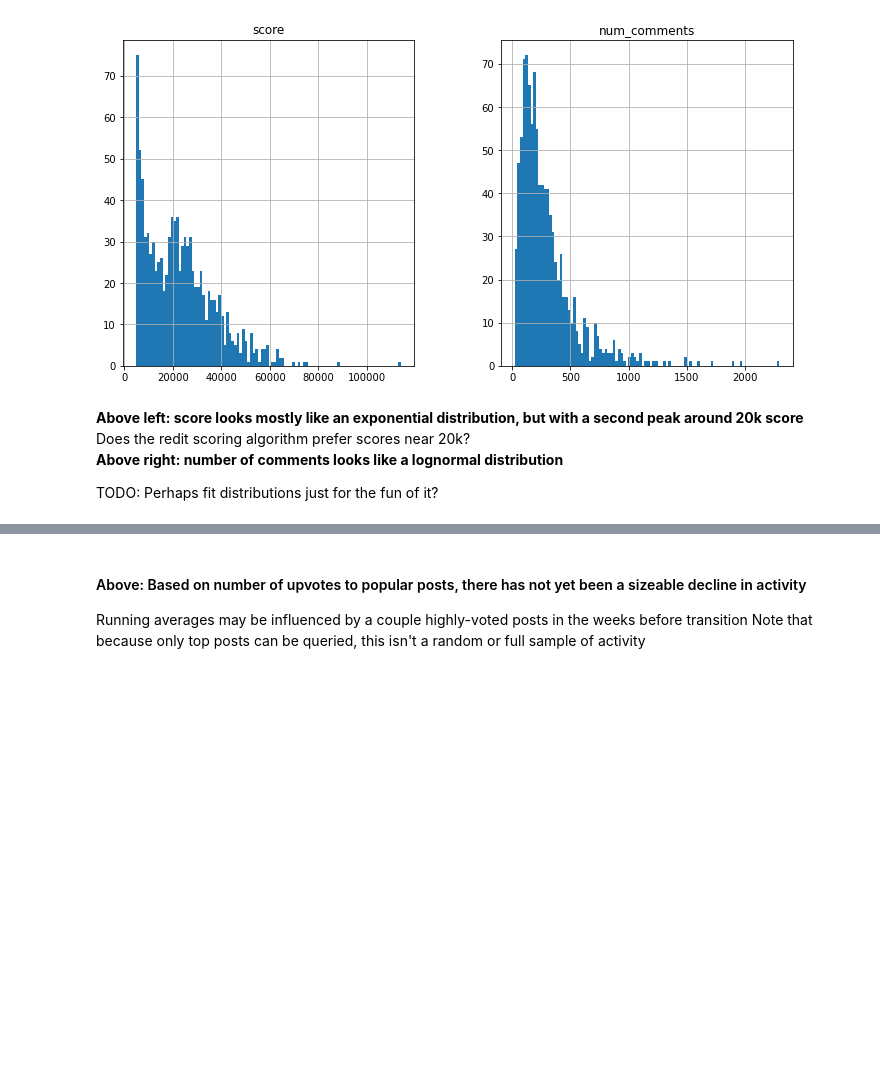
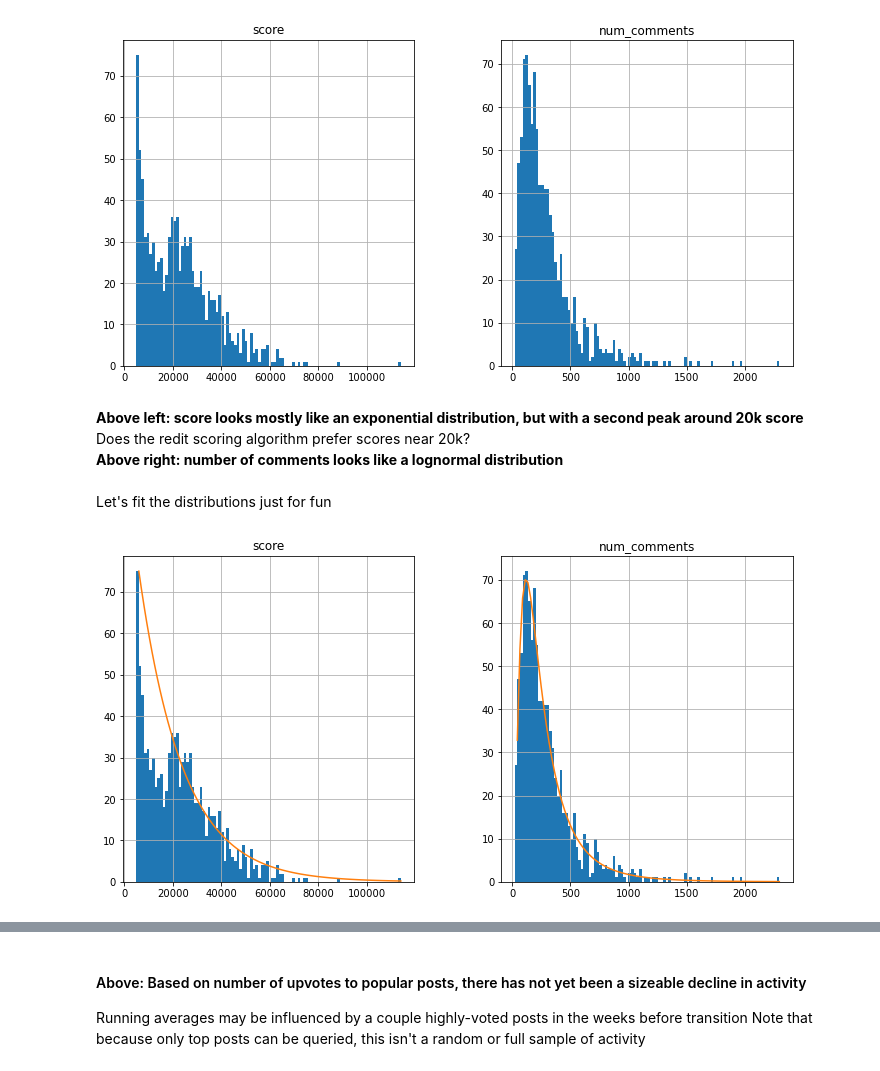
Before and after one commit to nb137/Reddit-DM-Popularity, a Jupyter notebook: Reddit_Office_Popularity.ipynb, the cells around one changed output, grey strips where cells are left out. Drawn from its saved outputs; the diff is of its cells as text; code cells hidden in the pictures; blank space fills up the shorter version.

```diff
--- a/Reddit_Office_Popularity.ipynb
+++ b/Reddit_Office_Popularity.ipynb
@@ -83,5 +85,24 @@ _=df.hist(column='num_comments',bins=100,ax=axes[1])
 <b> Above left: score looks mostly like an exponential distribution, but with a second peak around 20k score</b><br>
 Does the redit scoring algorithm prefer scores near 20k?<br>
 <b> Above right: number of comments looks like a lognormal distribution</b>
-
-TODO: Perhaps fit distributions just for the fun of it?
+<br><br> Let's fit the distributions just for fun
+# %%
+from scipy import stats
+fig, axes = plt.subplots(1,2,figsize=(12,6))
+df.hist(column='score',bins=100,ax=axes[0])
+count,edges = np.histogram(df['score'],bins=100)
+centers = np.diff(edges)+edges[:-1] # take bin value at center of bin
+fit = stats.expon.fit(df['score'])
+pdf = stats.expon.pdf(centers,fit[0],fit[1])
+pdf = pdf/pdf.max()*75 # meet max scale
+_=axes[0].plot(centers,pdf)
+
+df.hist(column='num_comments',bins=100,ax=axes[1])
+count,edges = np.histogram(df['num_comments'],bins=100)
+centers = np.diff(edges)+edges[:-1] # take bin value at center of bin
+fit = stats.lognorm.fit(df['num_comments'],loc=0)
+pdf = stats.lognorm.pdf(centers,fit[0],fit[1],fit[2])
+pdf = pdf/pdf.max()*70 # meet max scale
+_=axes[1].plot(centers,pdf)
+# %% [output]
+[figure, added]
```
Also changed, not shown: parts of 8 cells of this notebook, 2 other files.
